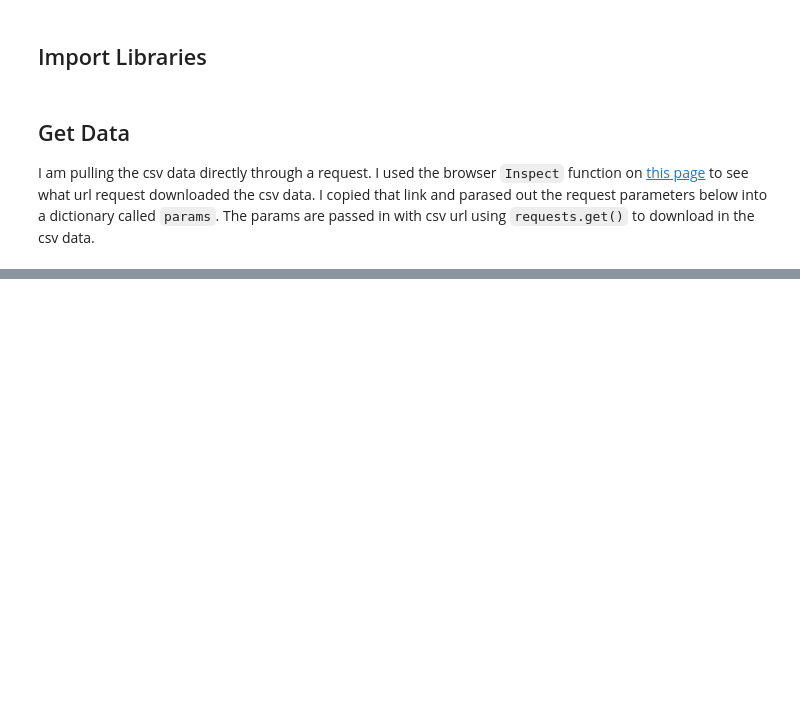
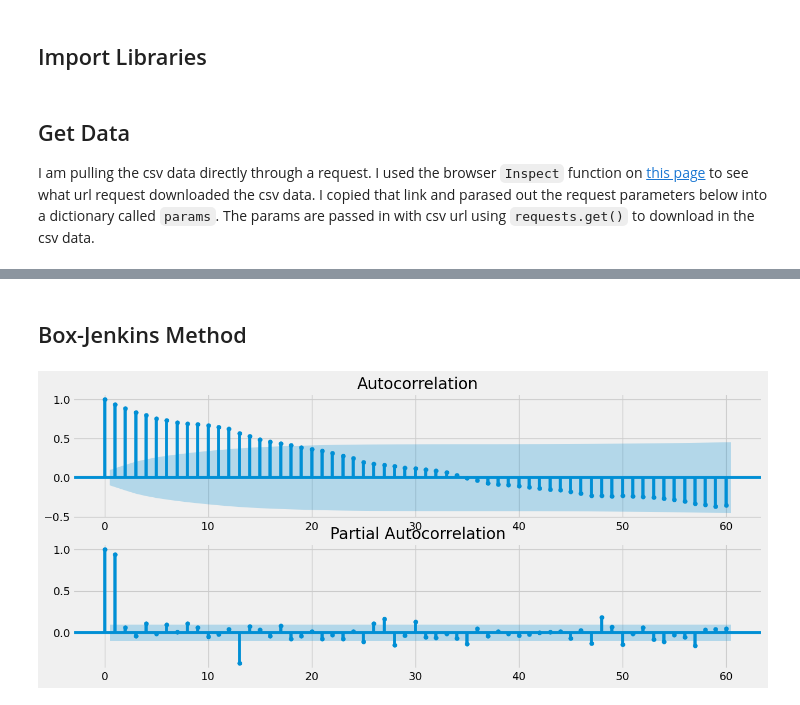
Before and after one commit to peparhugo/Econometrics_group_project, a Jupyter notebook: submission_1/univariate_time_series/Univariate Time Series.ipynb, the cells around one changed output, grey strips where cells are left out. Cells and saved outputs as stored; diff of their text form; code cells hidden in the pictures; blank space fills up the shorter version.

```diff
--- a/submission_1/univariate_time_series/Univariate Time Series.ipynb
+++ b/submission_1/univariate_time_series/Univariate Time Series.ipynb
@@ -390,0 +260,9 @@ Name: resid_perc, dtype: float64
+# %% [markdown]
+## Box-Jenkins Method
+# %%
+fig, (ax1, ax2) = plt.subplots(nrows=2, ncols=1, figsize=(14,6), sharex=False, sharey=False)
+plot_acf(data.diff().dropna(), lags=60, ax=ax1)
+plot_pacf(data.diff().dropna(), lags=60, ax=ax2)
+plt.show()
+# %% [output]
+[figure, added]
```
Also changed, not shown: parts of 55 cells of this notebook, 2 other files.
